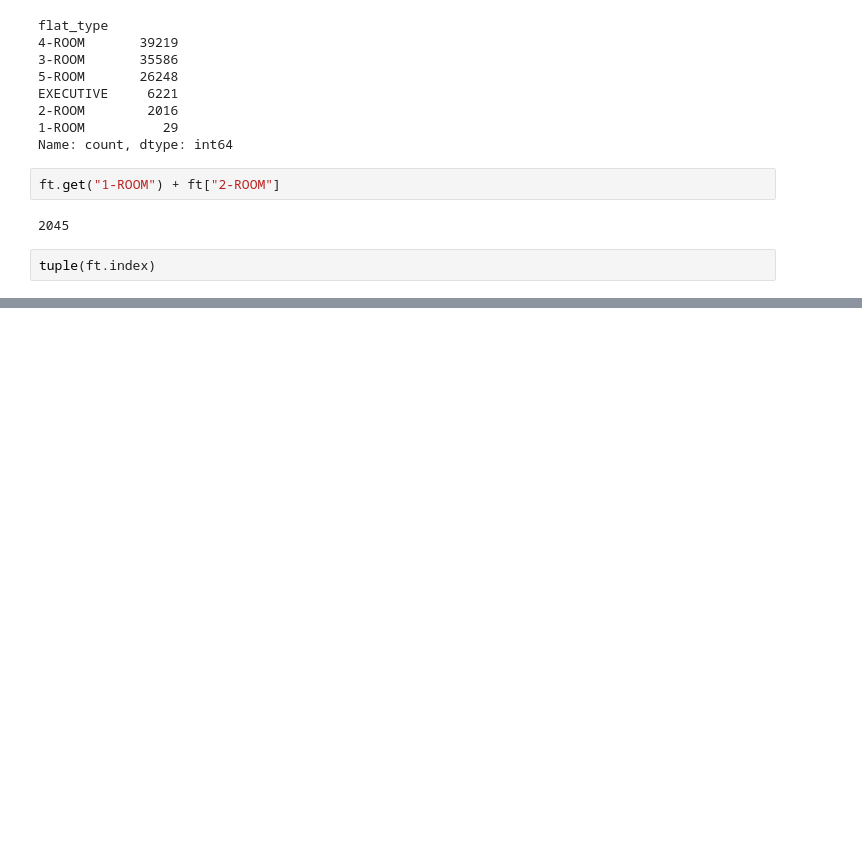
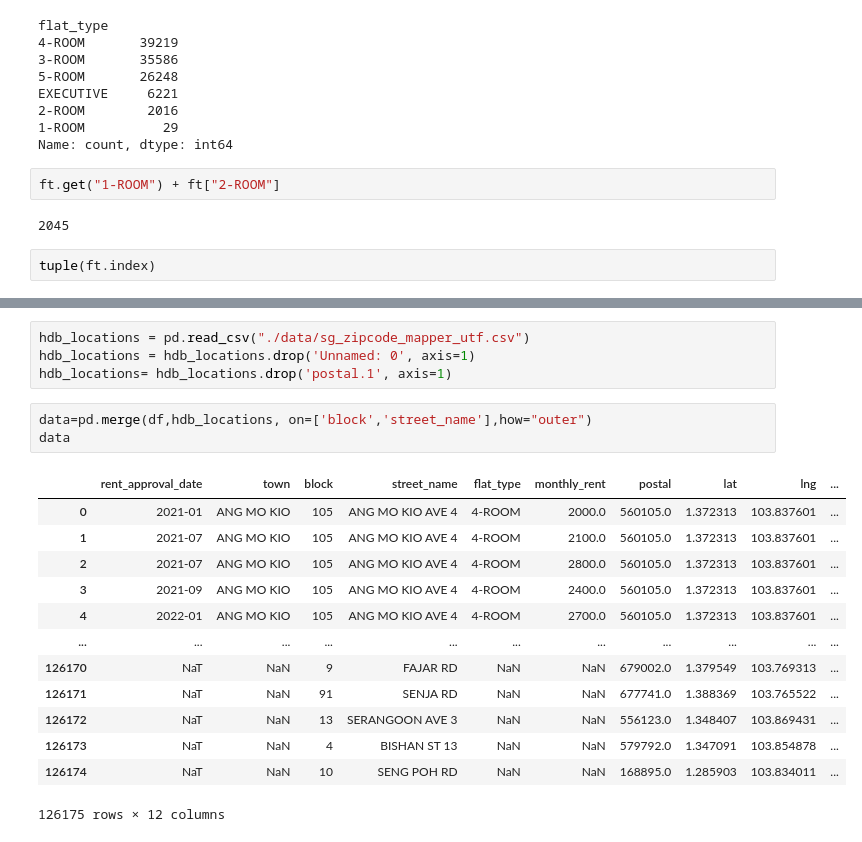
Before and after one commit to priyabiswas12/HDB_Pricing, a Jupyter notebook: notebooks/rental.ipynb, the cells around one changed output, grey strips where cells are left out. Saved outputs shown, nothing was run; the diff lists cells and outputs as text; blank space fills up the shorter version.

```diff
--- a/notebooks/rental.ipynb
+++ b/notebooks/rental.ipynb
@@ -401,0 +437,21 @@ tuple(ft.index)
+# %%
+hdb_locations = pd.read_csv("./data/sg_zipcode_mapper_utf.csv")
+hdb_locations = hdb_locations.drop('Unnamed: 0', axis=1)
+hdb_locations= hdb_locations.drop('postal.1', axis=1)
+# %%
+data=pd.merge(df,hdb_locations, on=['block','street_name'],how="outer")
+data
+# %% [output]
+|  | rent_approval_date | town | block | street_name | flat_type | monthly_rent | postal | lat | lng | ... |
+| 0 | 2021-01 | ANG MO KIO | 105 | ANG MO KIO AVE 4 | 4-ROOM | 2000.0 | 560105.0 | 1.372313 | 103.837601 | ... |
+| 1 | 2021-07 | ANG MO KIO | 105 | ANG MO KIO AVE 4 | 4-ROOM | 2100.0 | 560105.0 | 1.372313 | 103.837601 | ... |
+| 2 | 2021-07 | ANG MO KIO | 105 | ANG MO KIO AVE 4 | 4-ROOM | 2800.0 | 560105.0 | 1.372313 | 103.837601 | ... |
+| 3 | 2021-09 | ANG MO KIO | 105 | ANG MO KIO AVE 4 | 4-ROOM | 2400.0 | 560105.0 | 1.372313 | 103.837601 | ... |
+| 4 | 2022-01 | ANG MO KIO | 105 | ANG MO KIO AVE 4 | 4-ROOM | 2700.0 | 560105.0 | 1.372313 | 103.837601 | ... |
+| ... | ... | ... | ... | ... | ... | ... | ... | ... | ... | ... |
+| 126170 | NaT | NaN | 9 | FAJAR RD | NaN | NaN | 679002.0 | 1.379549 | 103.769313 | ... |
+| 126171 | NaT | NaN | 91 | SENJA RD | NaN | NaN | 677741.0 | 1.388369 | 103.765522 | ... |
+| 126172 | NaT | NaN | 13 | SERANGOON AVE 3 | NaN | NaN | 556123.0 | 1.348407 | 103.869431 | ... |
+| 126173 | NaT | NaN | 4 | BISHAN ST 13 | NaN | NaN | 579792.0 | 1.347091 | 103.854878 | ... |
+| 126174 | NaT | NaN | 10 | SENG POH RD | NaN | NaN | 168895.0 | 1.285903 | 103.834011 | ... |
+126175 rows × 12 columns
```
Also changed, not shown: parts of 10 cells of this notebook, 8 other files.
